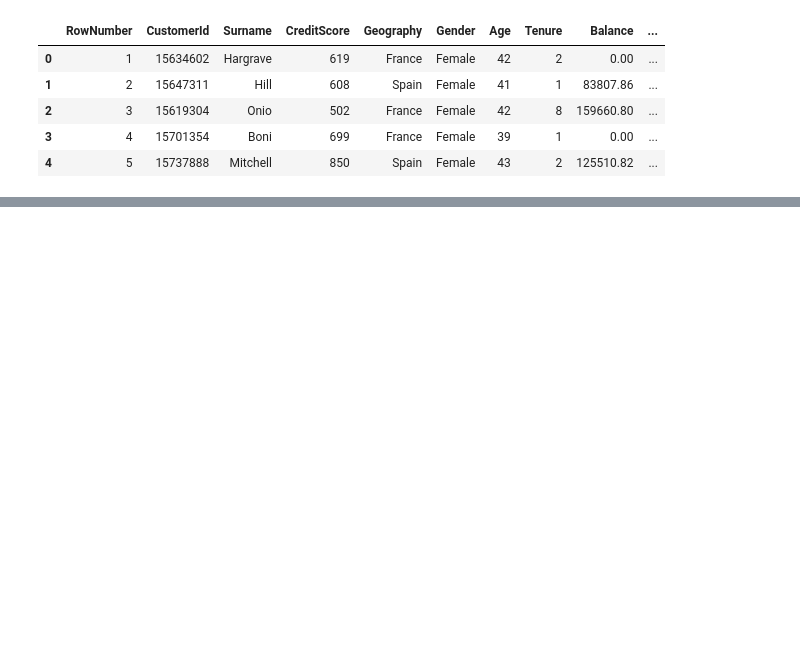
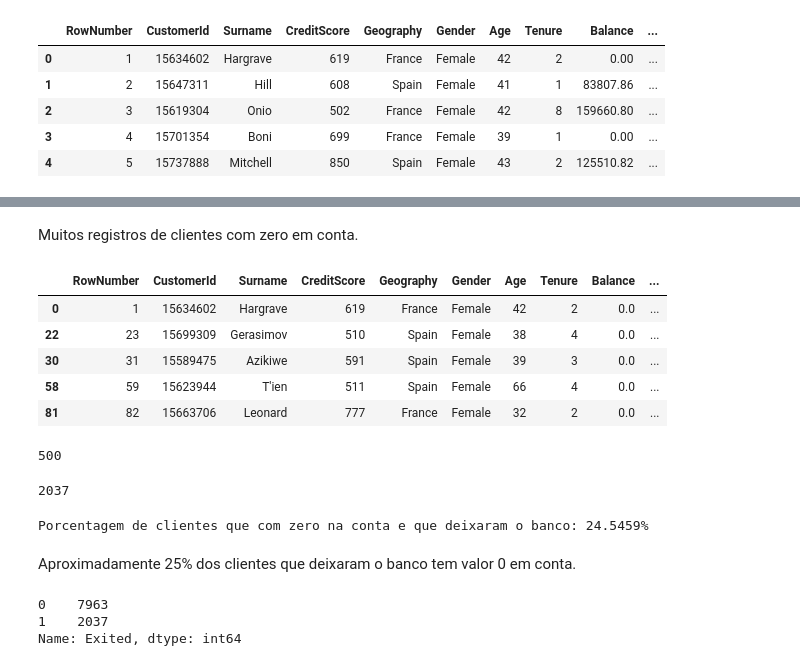
Before and after one commit to Eduu1/Portf-lio-Data-Science, a Jupyter notebook: Projeto_Bank_Customer_churn/Notebook_Projeto.ipynb, the cells around one changed output, grey strips where cells are left out. Saved outputs shown, nothing was run; the diff lists cells and outputs as text; code cells hidden in the pictures; blank space fills up the shorter version.

```diff
--- a/Projeto_Bank_Customer_churn/Notebook_Projeto.ipynb
+++ b/Projeto_Bank_Customer_churn/Notebook_Projeto.ipynb
@@ -17,0 +64,37 @@ dataset.head()
+# %% [markdown]
+Muitos registros de clientes com zero em conta.
+# %%
+balance_zero = dataset.loc[dataset['Balance'] == 0]
+balance_zero_exit = balance_zero.loc[dataset['Exited'] == 1]
+balance_zero_exit.head()
+# %% [output]
+|  | RowNumber | CustomerId | Surname | CreditScore | Geography | Gender | Age | Tenure | Balance | ... |
+| 0 | 1 | 15634602 | Hargrave | 619 | France | Female | 42 | 2 | 0.0 | ... |
+| 22 | 23 | 15699309 | Gerasimov | 510 | Spain | Female | 38 | 4 | 0.0 | ... |
+| 30 | 31 | 15589475 | Azikiwe | 591 | Spain | Female | 39 | 3 | 0.0 | ... |
+| 58 | 59 | 15623944 | T'ien | 511 | Spain | Female | 66 | 4 | 0.0 | ... |
+| 81 | 82 | 15663706 | Leonard | 777 | France | Female | 32 | 2 | 0.0 | ... |
+# %%
+len_exited = len(balance_zero_exit)
+len_exited
+# %% [output]
+500
+# %%
+exited_igual_um = len(dataset.loc[dataset['Exited'] == 1 ])
+exited_igual_um
+# %% [output]
+2037
+# %%
+percent = (len_exited / exited_igual_um) * 100
+print((f'Porcentagem de clientes que com zero na conta e que deixaram o banco: {percent :.4f}%'))
+# %% [output]
+Porcentagem de clientes que com zero na conta e que deixaram o banco: 24.5459%
+# %% [markdown]
+Aproximadamente 25% dos clientes que deixaram o banco tem valor 0 em conta.
+# %%
+count_exited = dataset['Exited'].value_counts()
+count_exited
+# %% [output]
+0    7963
+1    2037
+Name: Exited, dtype: int64
```
Also changed, not shown: parts of 8 cells of this notebook.
